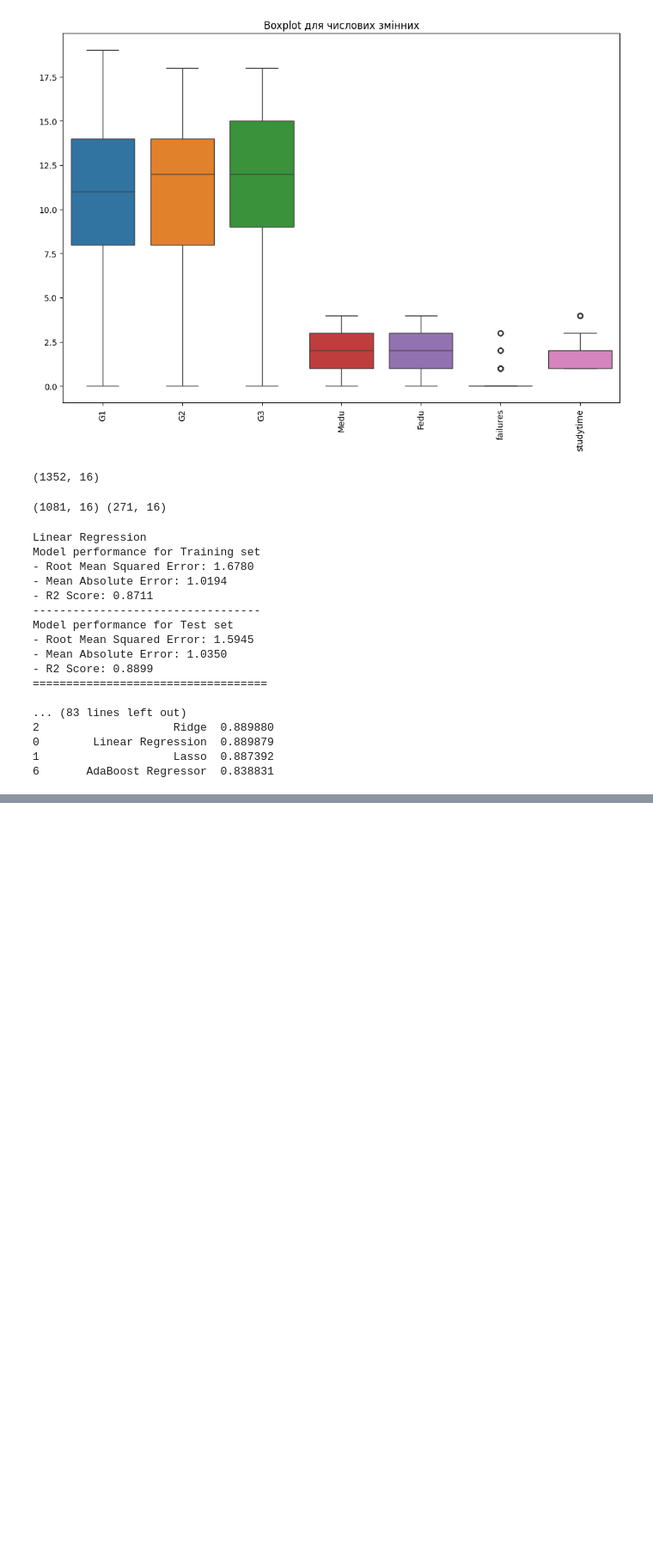
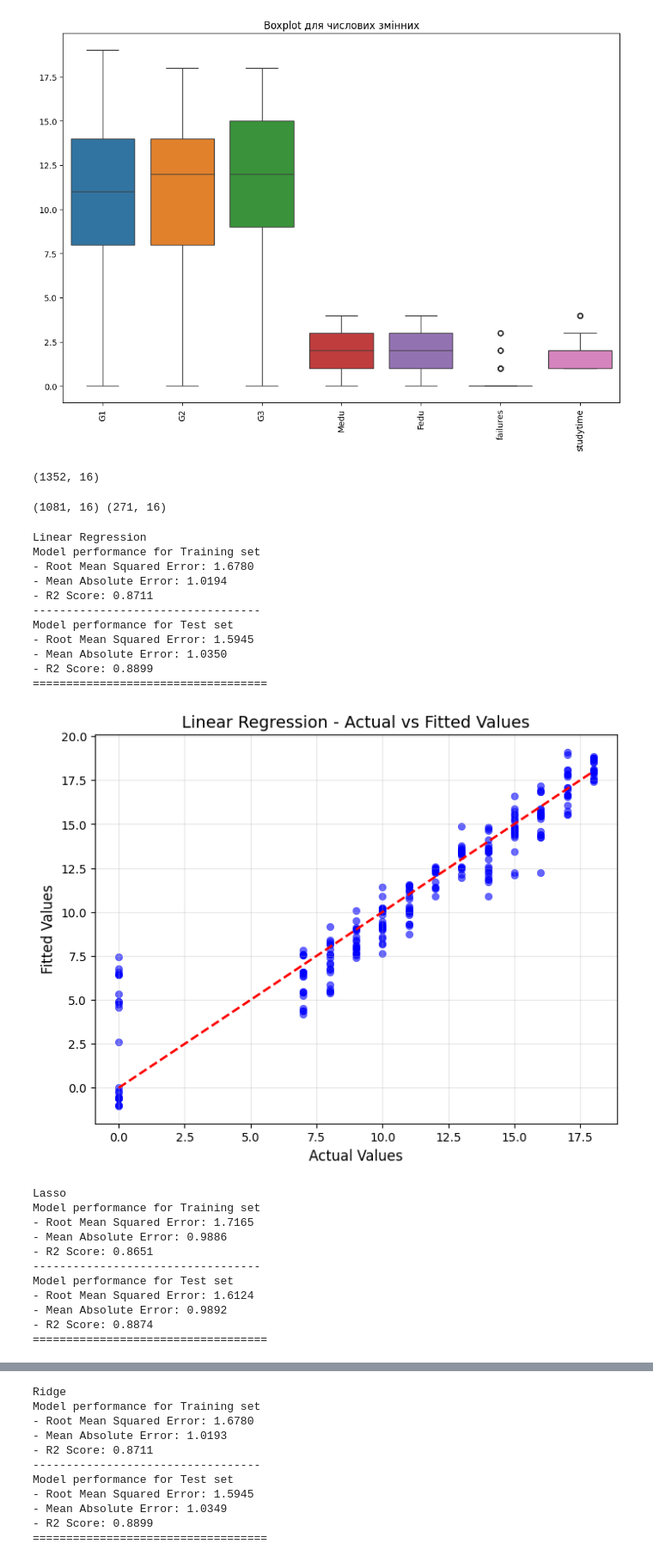
Before and after one commit to OrestBahlai/student_grade_prediction, a Jupyter notebook: model/analysis_and_prepairing_of_data-2.0.ipynb, the cells around one changed output, grey strips where cells are left out. Shown at 86% size. Cells and saved outputs as stored; diff of their text form; code cells hidden in the pictures; blank space fills up the shorter version.

Commit message:
Updated .ipynb with analysis and prepairing of data

```diff
--- a/model/analysis_and_prepairing_of_data.ipynb
+++ b/model/analysis_and_prepairing_of_data-2.0.ipynb
@@ -237,6 +258,35 @@ def evaluate_model(true, predicted):
     rmse = np.sqrt(mean_squared_error(true, predicted))
     r2_square = r2_score(true, predicted)
     return mae, rmse, r2_square
+# %%
+def plot_actual_vs_fitted(y_actual, y_pred, model_name):
+    plt.figure(figsize=(8, 6))
+    sns.scatterplot(x=y_actual, y=y_pred, alpha=0.6, color='b', edgecolor=None)
+    plt.plot([y_actual.min(), y_actual.max()], [y_actual.min(), y_actual.max()], 'r--', lw=2)
+    plt.title(f"{model_name} - Actual vs Fitted Values", fontsize=14)
+    plt.xlabel("Actual Values", fontsize=12)
+    plt.ylabel("Fitted Values", fontsize=12)
+    plt.grid(alpha=0.3)
+    plt.show()
+# %%
+def plot_metric_comparison(model_list, mae_list, rmse_list, r2_list):
+    results_df = pd.DataFrame({
+        'Model Name': model_list,
+        'MAE': mae_list,
+        'RMSE': rmse_list,
+        'R2': r2_list
+    })
+
+    results_long = results_df.melt(id_vars="Model Name", var_name="Metric", value_name="Score")
+
+    plt.figure(figsize=(12, 8))
+    sns.barplot(x="Score", y="Model Name", hue="Metric", data=results_long, palette="coolwarm")
+    plt.title("Comparison of Metrics for Different Models", fontsize=14)
+    plt.xlabel("Score", fontsize=12)
+    plt.ylabel("Model Name", fontsize=12)
+    plt.legend(title="Metric", loc='upper right')
+    plt.grid(alpha=0.3)
+    plt.show()
 # %%
 models = {
     "Linear Regression": LinearRegression(),
@@ -250,6 +300,8 @@ models = {
 
 model_list = []
 r2_list = []
+rmse_list = []
+mae_list = []
 
 for name, model in models.items():
     model.fit(X_train, y_train)
@@ -267,36 +319,48 @@ for name, model in models.items():
     print(f"- Root Mean Squared Error: {model_train_rmse:.4f}")
     print(f"- Mean Absolute Error: {model_train_mae:.4f}")
     print(f"- R2 Score: {model_train_r2:.4f}")
 
     print('----------------------------------')
 
     print("Model performance for Test set")
     print(f"- Root Mean Squared Error: {model_test_rmse:.4f}")
     print(f"- Mean Absolute Error: {model_test_mae:.4f}")
     print(f"- R2 Score: {model_test_r2:.4f}")
 
     r2_list.append(model_test_r2)
+    mae_list.append(model_test_mae)
+    rmse_list.append(model_test_rmse)
 
     print("="*35)
     print('\n')
 
+    plot_actual_vs_fitted(y_test, y_test_pred, name)
+
 results_df = pd.DataFrame(list(zip(model_list, r2_list)), columns=['Model Name', 'R2_Score'])
 print(results_df.sort_values(by="R2_Score", ascending=False))
+
+plot_metric_comparison(model_list, mae_list, rmse_list, r2_list)
 # %% [output]
 Linear Regression
 Model performance for Training set
 - Root Mean Squared Error: 1.6780
 - Mean Absolute Error: 1.0194
 - R2 Score: 0.8711
 ----------------------------------
 Model performance for Test set
 - Root Mean Squared Error: 1.5945
 - Mean Absolute Error: 1.0350
 - R2 Score: 0.8899
 ===================================
-
-... (83 lines left out)
-2                    Ridge  0.889880
-0        Linear Regression  0.889879
-1                    Lasso  0.887392
-6       AdaBoost Regressor  0.838831
+[figure, added]
+Lasso
+Model performance for Training set
+- Root Mean Squared Error: 1.7165
+- Mean Absolute Error: 0.9886
+- R2 Score: 0.8651
+----------------------------------
+Model performance for Test set
+- Root Mean Squared Error: 1.6124
+- Mean Absolute Error: 0.9892
+- R2 Score: 0.8874
+===================================
@@ -302,0 +368,11 @@ Model performance for Test set
+Ridge
+Model performance for Training set
+- Root Mean Squared Error: 1.6780
+- Mean Absolute Error: 1.0193
+- R2 Score: 0.8711
+----------------------------------
+Model performance for Test set
+- Root Mean Squared Error: 1.5945
+- Mean Absolute Error: 1.0349
+- R2 Score: 0.8899
+===================================
```
Also changed, not shown: parts of 2 cells of this notebook, 2 other files.
